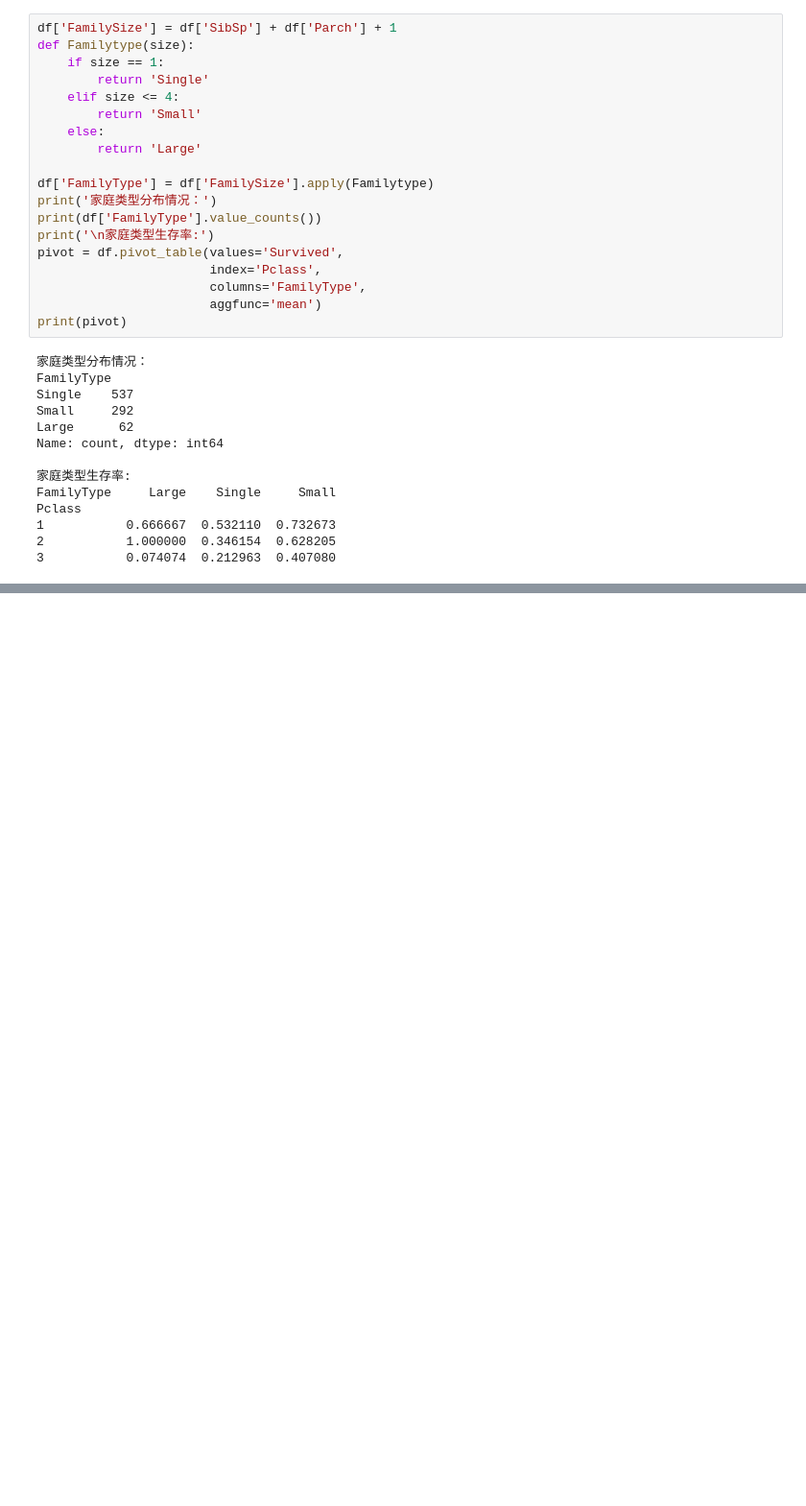
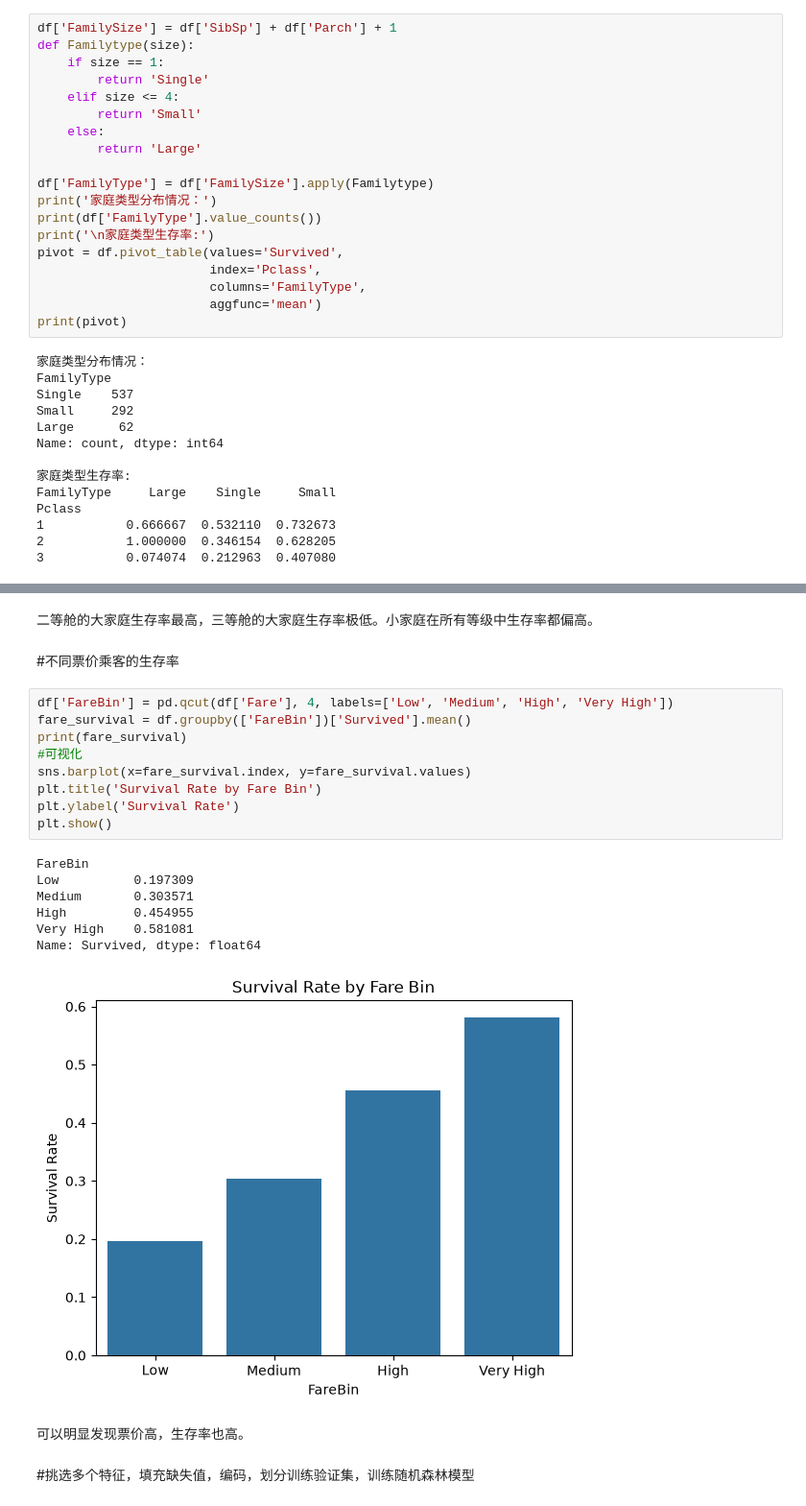
Before and after one commit to DrakeLeo/Personal-learning-journey, a Jupyter notebook: Pandas/Titanic.ipynb, the cells around one changed output, grey strips where cells are left out. Shown at 96% size. Cells and saved outputs as stored; diff of their text form; blank space fills up the shorter version.

```diff
--- a/Pandas/Titanic.ipynb
+++ b/Pandas/Titanic.ipynb
@@ -206,0 +238,25 @@ Pclass
+# %% [markdown]
+二等舱的大家庭生存率最高，三等舱的大家庭生存率极低。小家庭在所有等级中生存率都偏高。
+# %% [markdown]
+#不同票价乘客的生存率
+# %%
+df['FareBin'] = pd.qcut(df['Fare'], 4, labels=['Low', 'Medium', 'High', 'Very High'])
+fare_survival = df.groupby(['FareBin'])['Survived'].mean()
+print(fare_survival)
+#可视化
+sns.barplot(x=fare_survival.index, y=fare_survival.values)
+plt.title('Survival Rate by Fare Bin')
+plt.ylabel('Survival Rate')
+plt.show()
+# %% [output]
+FareBin
+Low          0.197309
+Medium       0.303571
+High         0.454955
+Very High    0.581081
+Name: Survived, dtype: float64
+[figure, added]
+# %% [markdown]
+可以明显发现票价高，生存率也高。
+# %% [markdown]
+#挑选多个特征，填充缺失值，编码，划分训练验证集，训练随机森林模型
```
Also changed, not shown: parts of 8 cells of this notebook.
